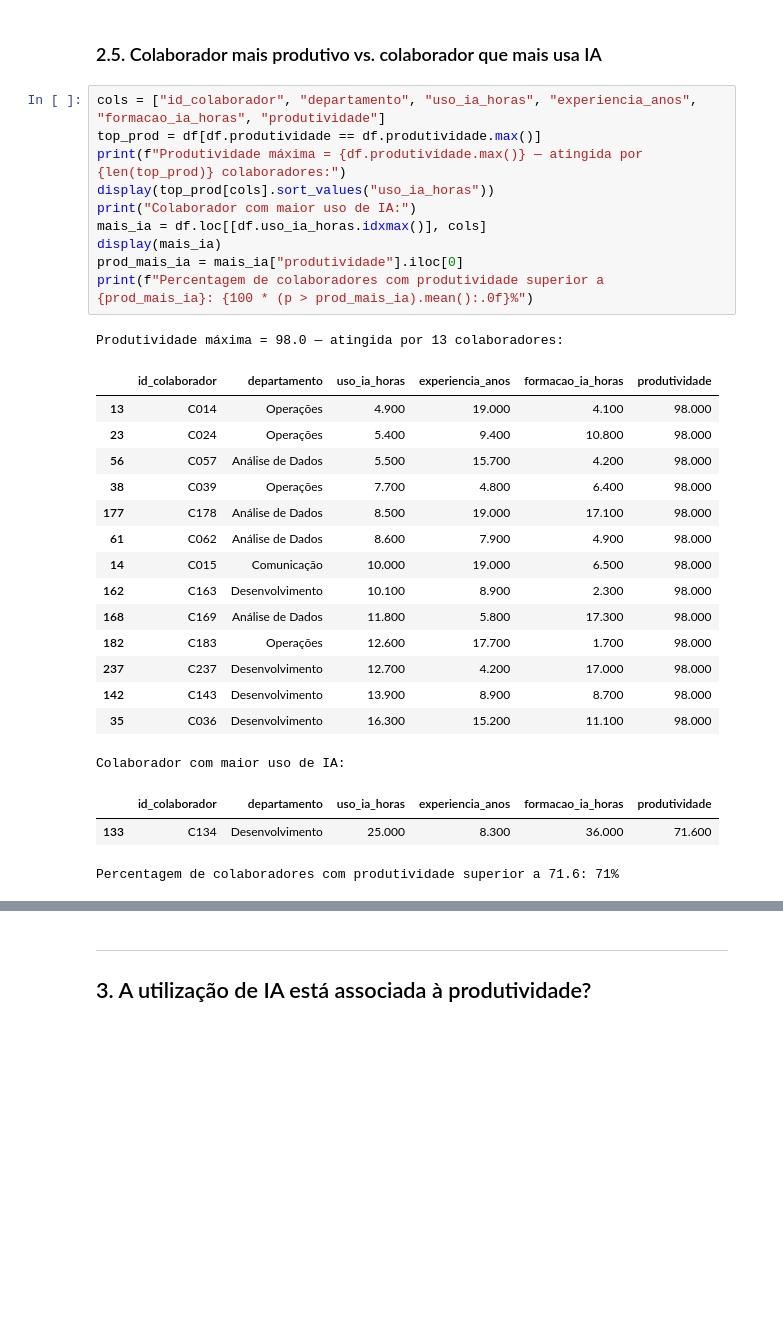
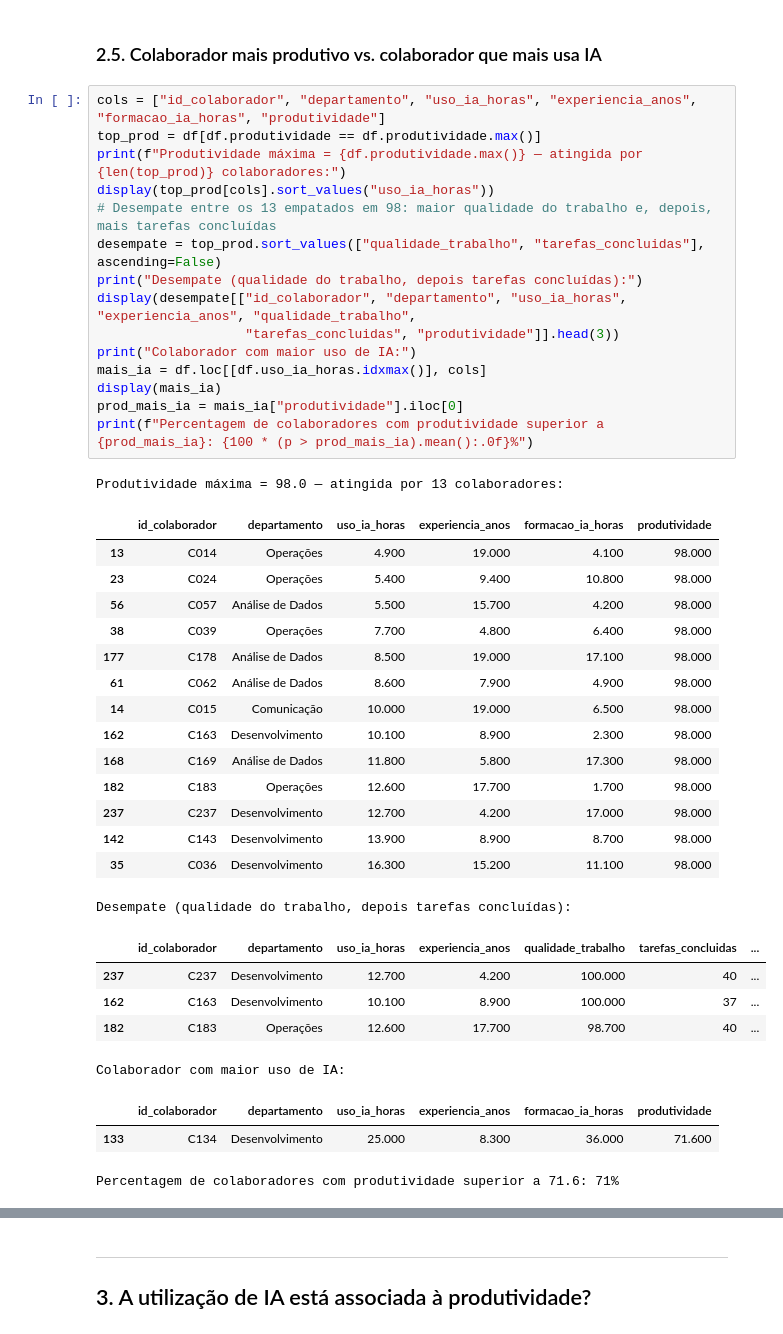
Before and after one commit to gcoutinho-ipca/tp1-mepa-ia-produtividade, a Jupyter notebook: TP1_MEPA_IA_Produtividade.ipynb, the cells around one changed output, grey strips where cells are left out. Drawn from its saved outputs; the diff is of its cells as text; blank space fills up the shorter version.

```diff
--- a/TP1_MEPA_IA_Produtividade.ipynb
+++ b/TP1_MEPA_IA_Produtividade.ipynb
@@ -399,31 +399,41 @@ A distribuição é só aproximadamente simétrica. O histograma e a caixa de bi
 # %%
 cols = ["id_colaborador", "departamento", "uso_ia_horas", "experiencia_anos", "formacao_ia_horas", "produtividade"]
 top_prod = df[df.produtividade == df.produtividade.max()]
 print(f"Produtividade máxima = {df.produtividade.max()} — atingida por {len(top_prod)} colaboradores:")
 display(top_prod[cols].sort_values("uso_ia_horas"))
+# Desempate entre os 13 empatados em 98: maior qualidade do trabalho e, depois, mais tarefas concluídas
+desempate = top_prod.sort_values(["qualidade_trabalho", "tarefas_concluidas"], ascending=False)
+print("Desempate (qualidade do trabalho, depois tarefas concluídas):")
+display(desempate[["id_colaborador", "departamento", "uso_ia_horas", "experiencia_anos", "qualidade_trabalho",
+                   "tarefas_concluidas", "produtividade"]].head(3))
 print("Colaborador com maior uso de IA:")
 mais_ia = df.loc[[df.uso_ia_horas.idxmax()], cols]
 display(mais_ia)
 prod_mais_ia = mais_ia["produtividade"].iloc[0]
 print(f"Percentagem de colaboradores com produtividade superior a {prod_mais_ia}: {100 * (p > prod_mais_ia).mean():.0f}%")
 # %% [output]
 Produtividade máxima = 98.0 — atingida por 13 colaboradores:
 |  | id_colaborador | departamento | uso_ia_horas | experiencia_anos | formacao_ia_horas | produtividade |
 | 13 | C014 | Operações | 4.900 | 19.000 | 4.100 | 98.000 |
 | 23 | C024 | Operações | 5.400 | 9.400 | 10.800 | 98.000 |
 | 56 | C057 | Análise de Dados | 5.500 | 15.700 | 4.200 | 98.000 |
 | 38 | C039 | Operações | 7.700 | 4.800 | 6.400 | 98.000 |
 | 177 | C178 | Análise de Dados | 8.500 | 19.000 | 17.100 | 98.000 |
 | 61 | C062 | Análise de Dados | 8.600 | 7.900 | 4.900 | 98.000 |
 | 14 | C015 | Comunicação | 10.000 | 19.000 | 6.500 | 98.000 |
 | 162 | C163 | Desenvolvimento | 10.100 | 8.900 | 2.300 | 98.000 |
 | 168 | C169 | Análise de Dados | 11.800 | 5.800 | 17.300 | 98.000 |
 | 182 | C183 | Operações | 12.600 | 17.700 | 1.700 | 98.000 |
 | 237 | C237 | Desenvolvimento | 12.700 | 4.200 | 17.000 | 98.000 |
 | 142 | C143 | Desenvolvimento | 13.900 | 8.900 | 8.700 | 98.000 |
 | 35 | C036 | Desenvolvimento | 16.300 | 15.200 | 11.100 | 98.000 |
-Colaborador com maior uso de IA:
+Desempate (qualidade do trabalho, depois tarefas concluídas):
-|  | id_colaborador | departamento | uso_ia_horas | experiencia_anos | formacao_ia_horas | produtividade |
-| 133 | C134 | Desenvolvimento | 25.000 | 8.300 | 36.000 | 71.600 |
+|  | id_colaborador | departamento | uso_ia_horas | experiencia_anos | qualidade_trabalho | tarefas_concluidas | ... |
+| 237 | C237 | Desenvolvimento | 12.700 | 4.200 | 100.000 | 40 | ... |
+| 162 | C163 | Desenvolvimento | 10.100 | 8.900 | 100.000 | 37 | ... |
+| 182 | C183 | Operações | 12.600 | 17.700 | 98.700 | 40 | ... |
-Percentagem de colaboradores com produtividade superior a 71.6: 71%
+Colaborador com maior uso de IA:
+|  | id_colaborador | departamento | uso_ia_horas | experiencia_anos | formacao_ia_horas | produtividade |
+| 133 | C134 | Desenvolvimento | 25.000 | 8.300 | 36.000 | 71.600 |
+Percentagem de colaboradores com produtividade superior a 71.6: 71%
 # %% [markdown]
```
Also changed, not shown: parts of 9 cells of this notebook, 5 other files.
